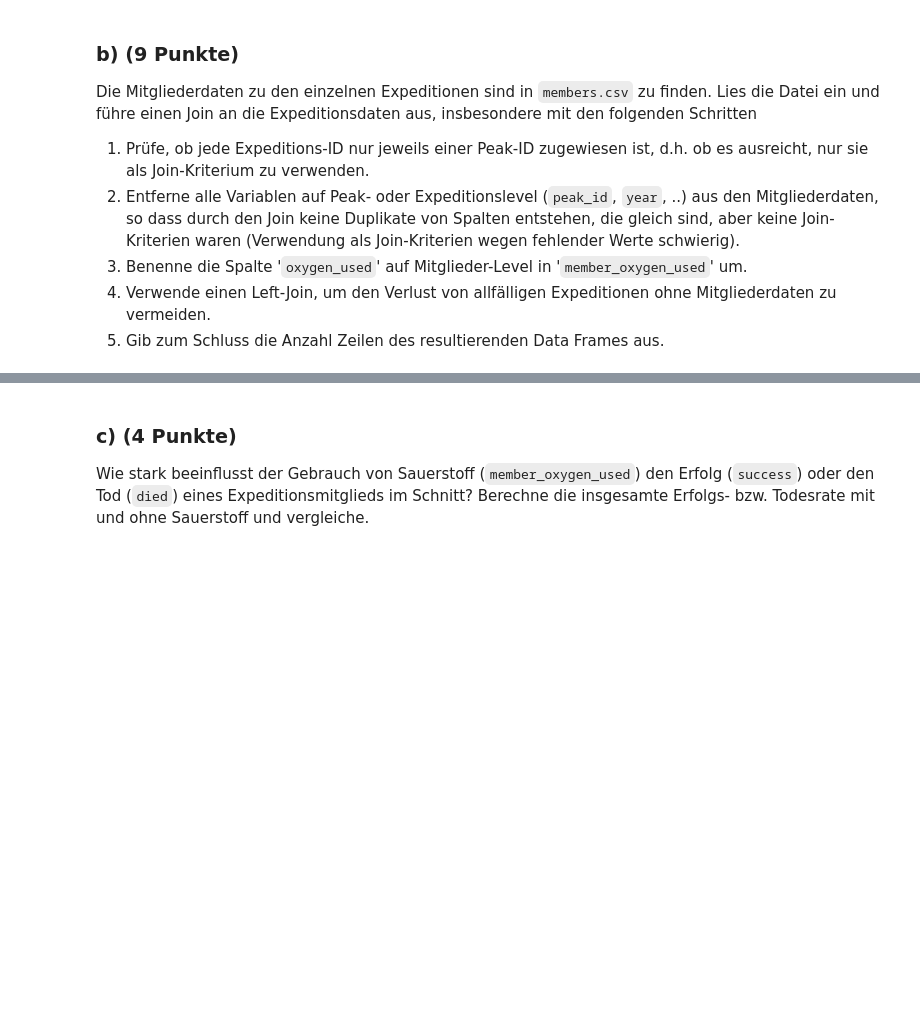
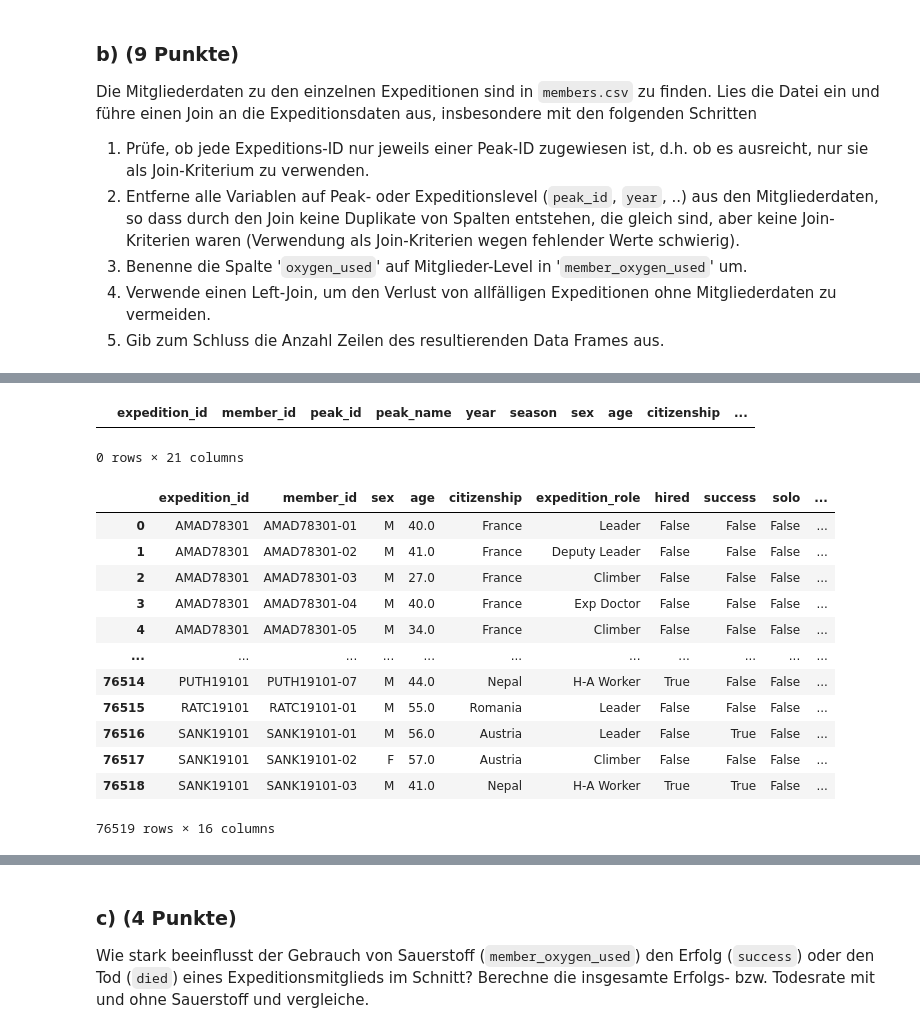
Before and after one commit to staldenhoefler/DataWranglingFHNW, a Jupyter notebook: pythonProject/DAW_Exam_HS23/Pruefung_HS23.ipynb, the cells around one changed output, grey strips where cells are left out. Drawn from its saved outputs; the diff is of its cells as text; code cells hidden in the pictures; blank space fills up the shorter version.

```diff
--- a/pythonProject/DAW_Exam_HS23/Pruefung_HS23.ipynb
+++ b/pythonProject/DAW_Exam_HS23/Pruefung_HS23.ipynb
@@ -331,0 +347,25 @@ Die Mitgliederdaten zu den einzelnen Expeditionen sind in `members.csv` zu finde
+# %%
+false_combinations = members[members['peak_id'].astype(str) != members['expedition_id'].astype(str).str[:4]]
+false_combinations
+# %% [output]
+|  | expedition_id | member_id | peak_id | peak_name | year | season | sex | age | citizenship | ... |
+0 rows × 21 columns
+# %%
+members = members.drop(columns=['highpoint_metres', 'season', 'year', 'peak_name', 'peak_id'])
+# %%
+members = members.rename(columns={'oxygen_used':'member_oxygen_used'})
+members
+# %% [output]
+|  | expedition_id | member_id | sex | age | citizenship | expedition_role | hired | success | solo | ... |
+| 0 | AMAD78301 | AMAD78301-01 | M | 40.0 | France | Leader | False | False | False | ... |
+| 1 | AMAD78301 | AMAD78301-02 | M | 41.0 | France | Deputy Leader | False | False | False | ... |
+| 2 | AMAD78301 | AMAD78301-03 | M | 27.0 | France | Climber | False | False | False | ... |
+| 3 | AMAD78301 | AMAD78301-04 | M | 40.0 | France | Exp Doctor | False | False | False | ... |
+| 4 | AMAD78301 | AMAD78301-05 | M | 34.0 | France | Climber | False | False | False | ... |
+| ... | ... | ... | ... | ... | ... | ... | ... | ... | ... | ... |
+| 76514 | PUTH19101 | PUTH19101-07 | M | 44.0 | Nepal | H-A Worker | True | False | False | ... |
+| 76515 | RATC19101 | RATC19101-01 | M | 55.0 | Romania | Leader | False | False | False | ... |
+| 76516 | SANK19101 | SANK19101-01 | M | 56.0 | Austria | Leader | False | True | False | ... |
+| 76517 | SANK19101 | SANK19101-02 | F | 57.0 | Austria | Climber | False | False | False | ... |
+| 76518 | SANK19101 | SANK19101-03 | M | 41.0 | Nepal | H-A Worker | True | True | False | ... |
+76519 rows × 16 columns
```
Also changed, not shown: parts of 6 cells of this notebook, 4 other files.
